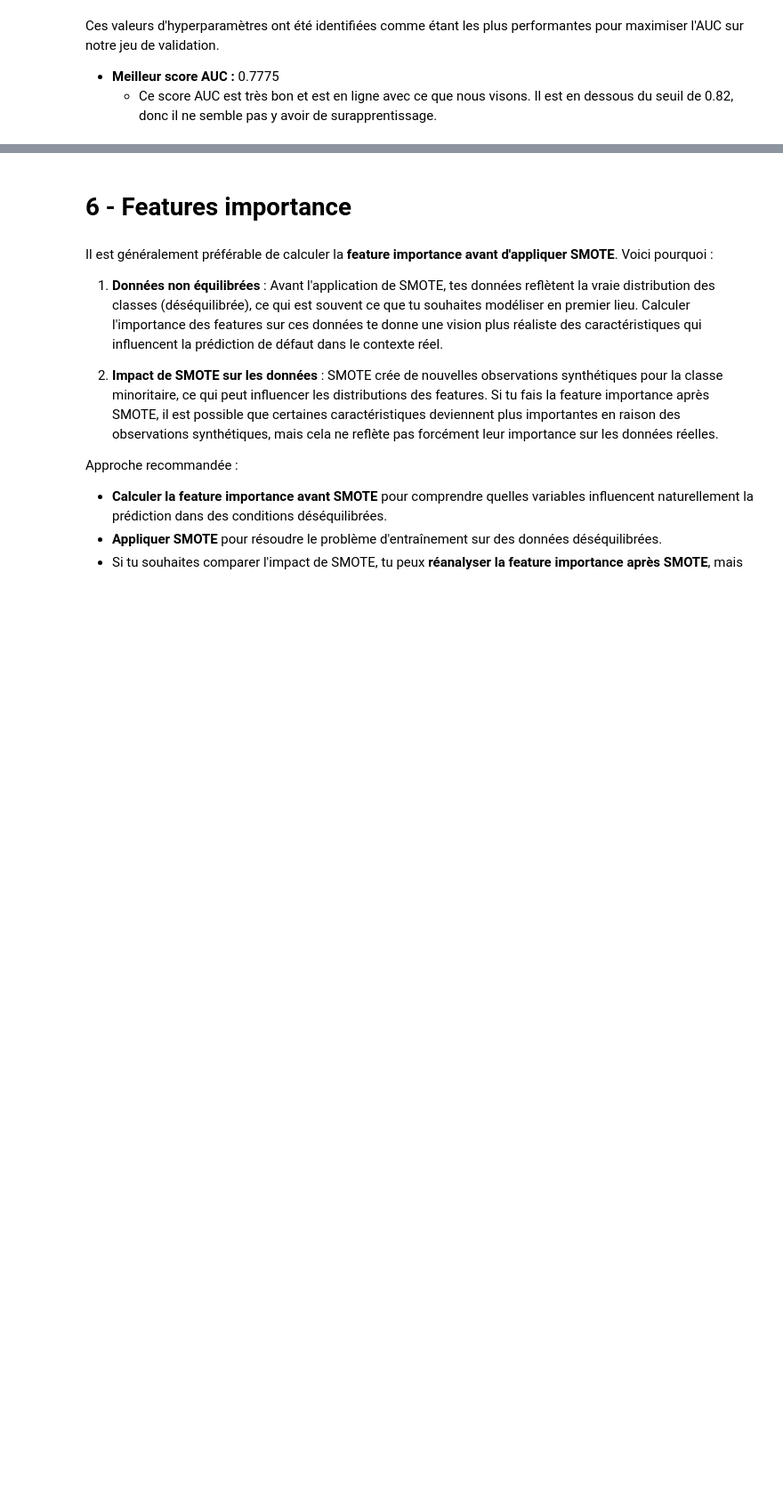
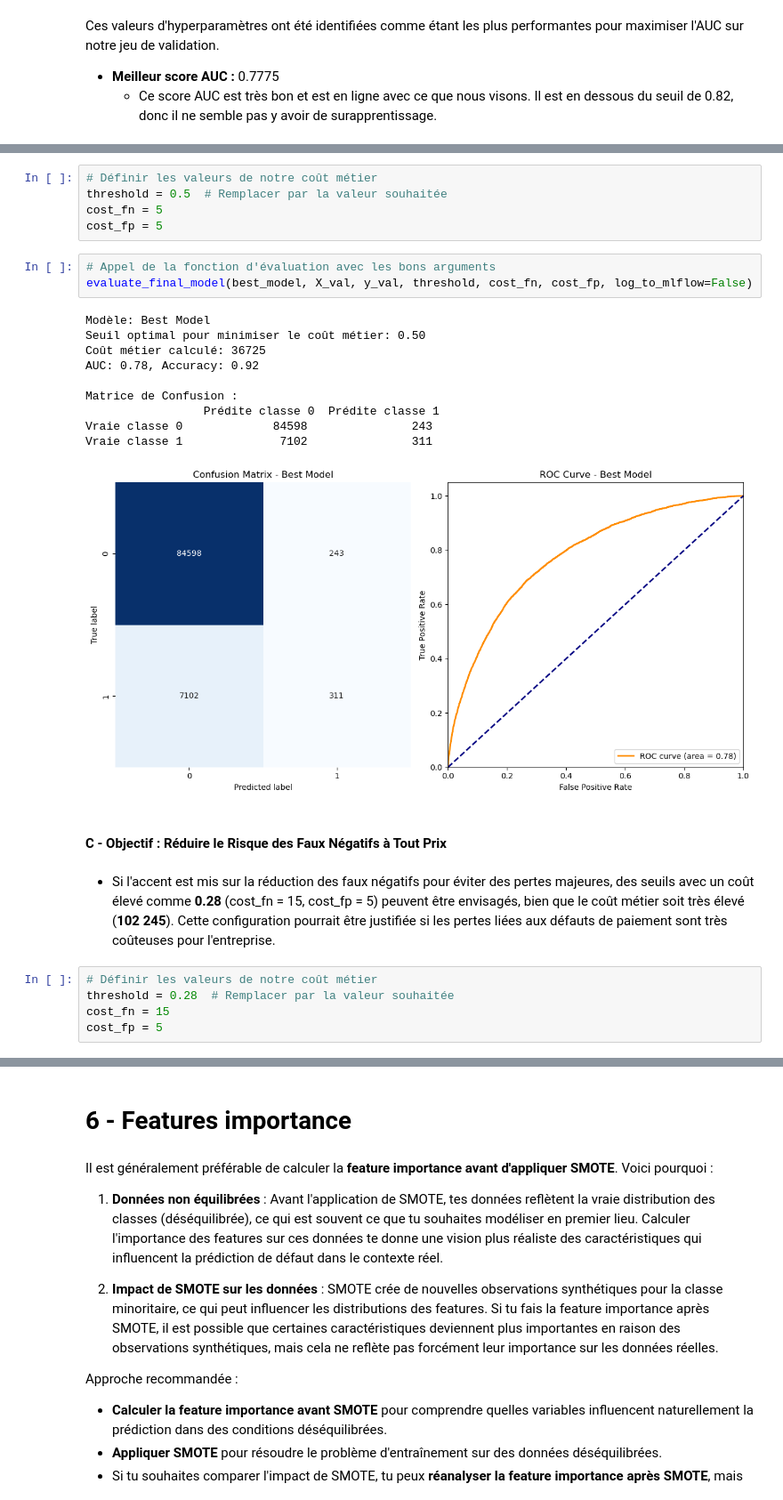
Before and after one commit to GaryMauger/P7_implementer_modele_scoring, a Jupyter notebook: Projet_7_2.ipynb, the cells around one changed output, grey strips where cells are left out. Shown at 89% size. Saved outputs shown, nothing was run; the diff lists cells and outputs as text; blank space fills up the shorter version.

```diff
--- a/Projet_7_2.ipynb
+++ b/Projet_7_2.ipynb
@@ -1163,0 +1292,28 @@ Coût métier optimal : 30058
+# %%
+# Définir les valeurs de notre coût métier
+threshold = 0.5  # Remplacer par la valeur souhaitée
+cost_fn = 5
+cost_fp = 5
+# %%
+# Appel de la fonction d'évaluation avec les bons arguments
+evaluate_final_model(best_model, X_val, y_val, threshold, cost_fn, cost_fp, log_to_mlflow=False)
+# %% [output]
+Modèle: Best Model
+Seuil optimal pour minimiser le coût métier: 0.50
+Coût métier calculé: 36725
+AUC: 0.78, Accuracy: 0.92
+
+Matrice de Confusion :
+                 Prédite classe 0  Prédite classe 1
+Vraie classe 0             84598               243
+Vraie classe 1              7102               311
+[figure, added]
+# %% [markdown]
+#### C - Objectif : Réduire le Risque des Faux Négatifs à Tout Prix
+# %% [markdown]
+- Si l'accent est mis sur la réduction des faux négatifs pour éviter des pertes majeures, des seuils avec un coût élevé comme **0.28** (cost_fn = 15, cost_fp = 5) peuvent être envisagés, bien que le coût métier soit très élevé (**102 245**). Cette configuration pourrait être justifiée si les pertes liées aux défauts de paiement sont très coûteuses pour l'entreprise.
+# %%
+# Définir les valeurs de notre coût métier
+threshold = 0.28  # Remplacer par la valeur souhaitée
+cost_fn = 15
+cost_fp = 5
```
Also changed, not shown: parts of 35 cells of this notebook.
